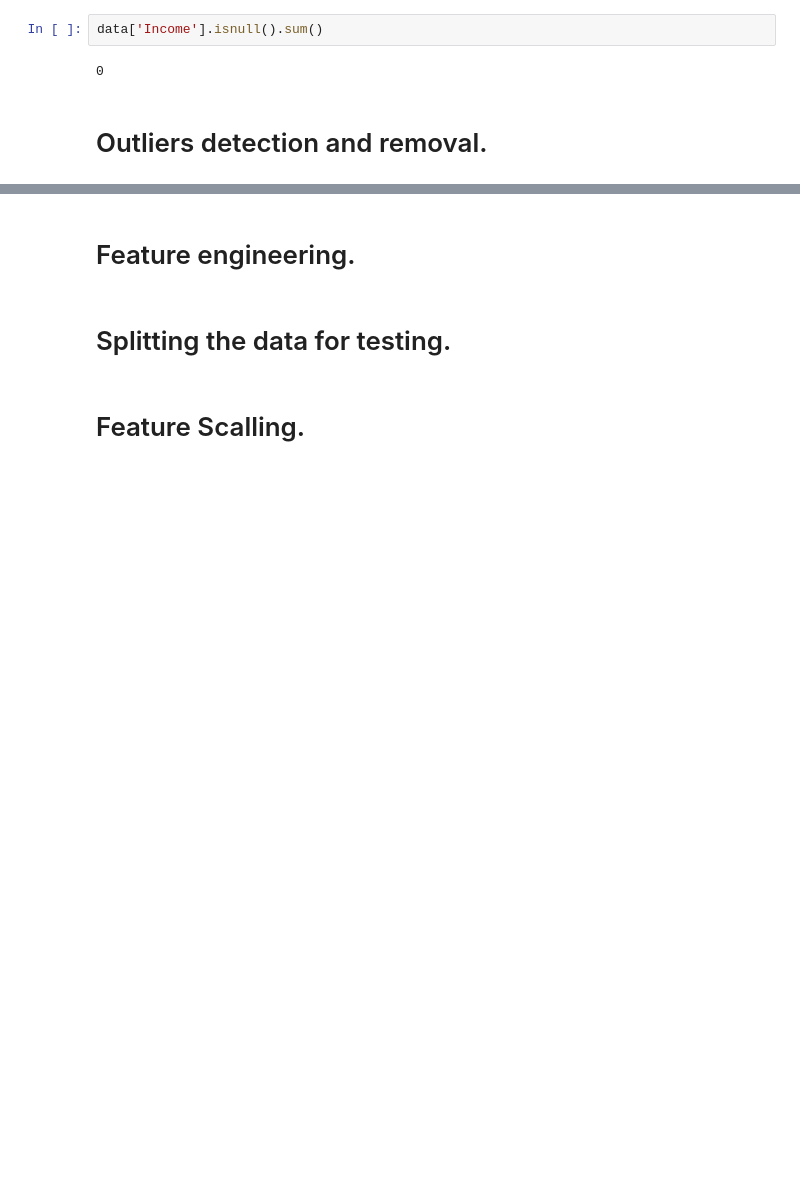
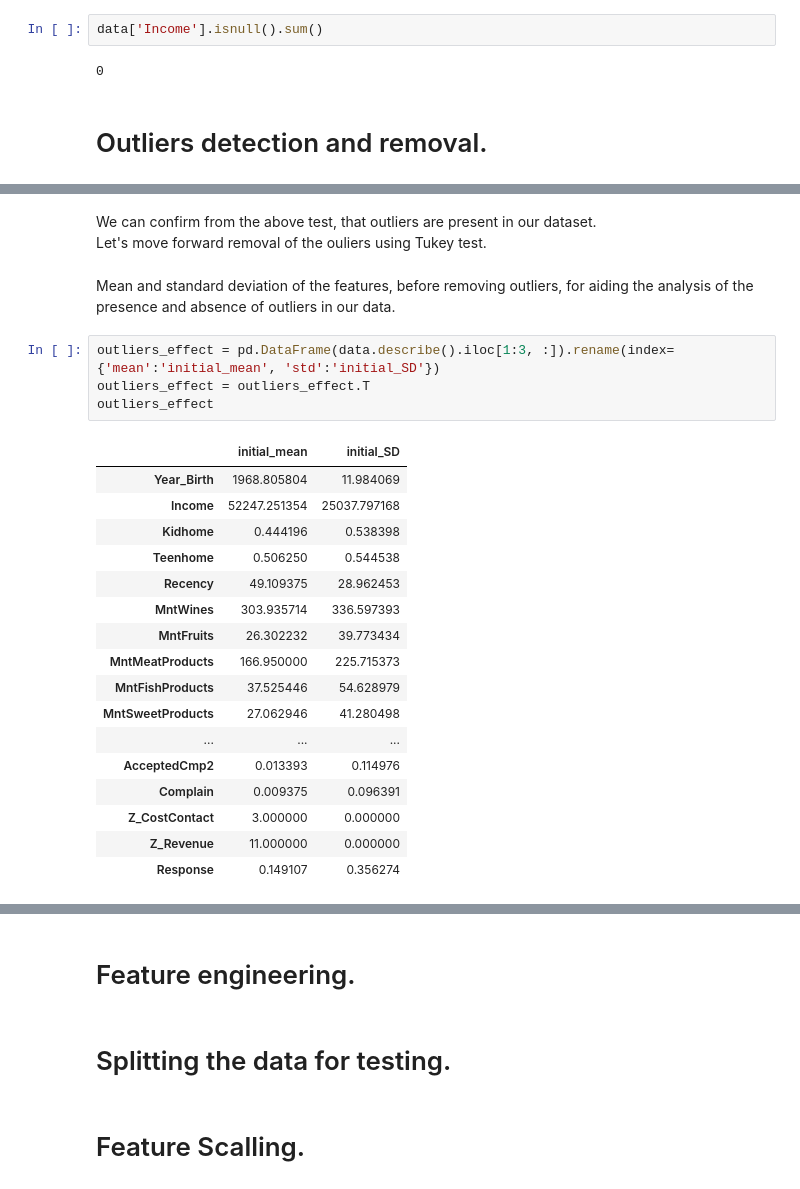
Before and after one commit to Titashmkhrj/Marketing-campaign-project, a Jupyter notebook: modelling_campaign_response.ipynb, the cells around one changed output, grey strips where cells are left out. Saved outputs shown, nothing was run; the diff lists cells and outputs as text; blank space fills up the shorter version.

```diff
--- a/modelling_campaign_response.ipynb
+++ b/modelling_campaign_response.ipynb
@@ -259,0 +301,27 @@ data['Income'].isnull().sum()
+# %% [markdown]
+We can confirm from the above test, that outliers are present in our dataset.
+Let's move forward removal of the ouliers using Tukey test.
+# %% [markdown]
+ Mean and standard deviation of the features, before removing outliers, for aiding the analysis of the presence and absence of outliers in our data.
+# %%
+outliers_effect = pd.DataFrame(data.describe().iloc[1:3, :]).rename(index={'mean':'initial_mean', 'std':'initial_SD'})
+outliers_effect = outliers_effect.T
+outliers_effect
+# %% [output]
+|  | initial_mean | initial_SD |
+| Year_Birth | 1968.805804 | 11.984069 |
+| Income | 52247.251354 | 25037.797168 |
+| Kidhome | 0.444196 | 0.538398 |
+| Teenhome | 0.506250 | 0.544538 |
+| Recency | 49.109375 | 28.962453 |
+| MntWines | 303.935714 | 336.597393 |
+| MntFruits | 26.302232 | 39.773434 |
+| MntMeatProducts | 166.950000 | 225.715373 |
+| MntFishProducts | 37.525446 | 54.628979 |
+| MntSweetProducts | 27.062946 | 41.280498 |
+| ... | ... | ... |
+| AcceptedCmp2 | 0.013393 | 0.114976 |
+| Complain | 0.009375 | 0.096391 |
+| Z_CostContact | 3.000000 | 0.000000 |
+| Z_Revenue | 11.000000 | 0.000000 |
+| Response | 0.149107 | 0.356274 |
```
Also changed, not shown: parts of 7 cells of this notebook.
